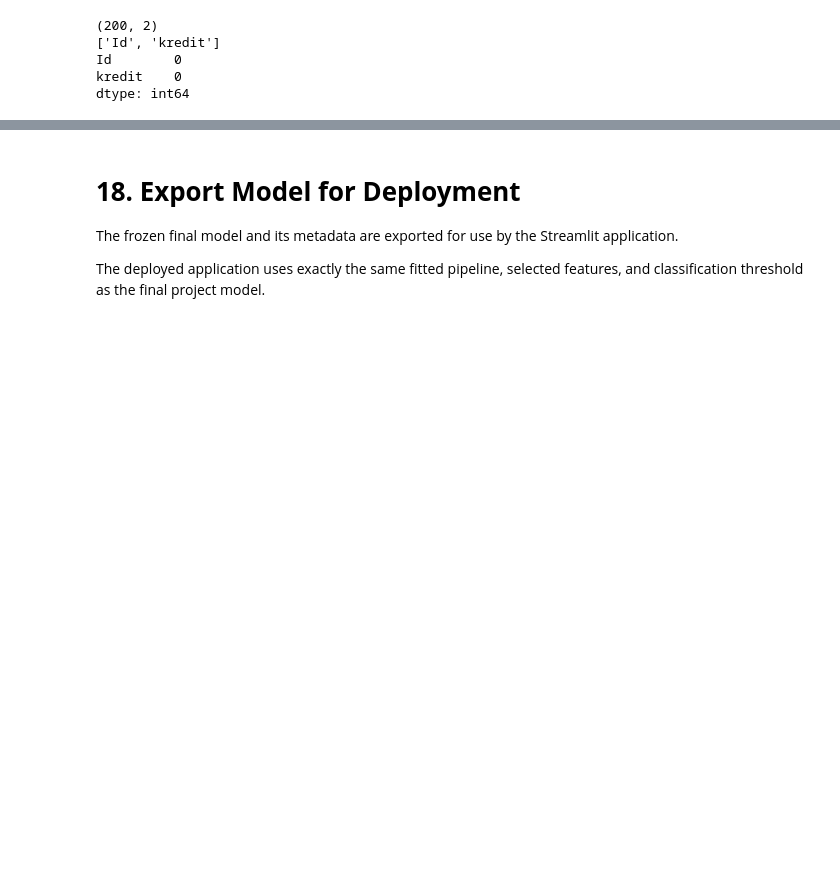
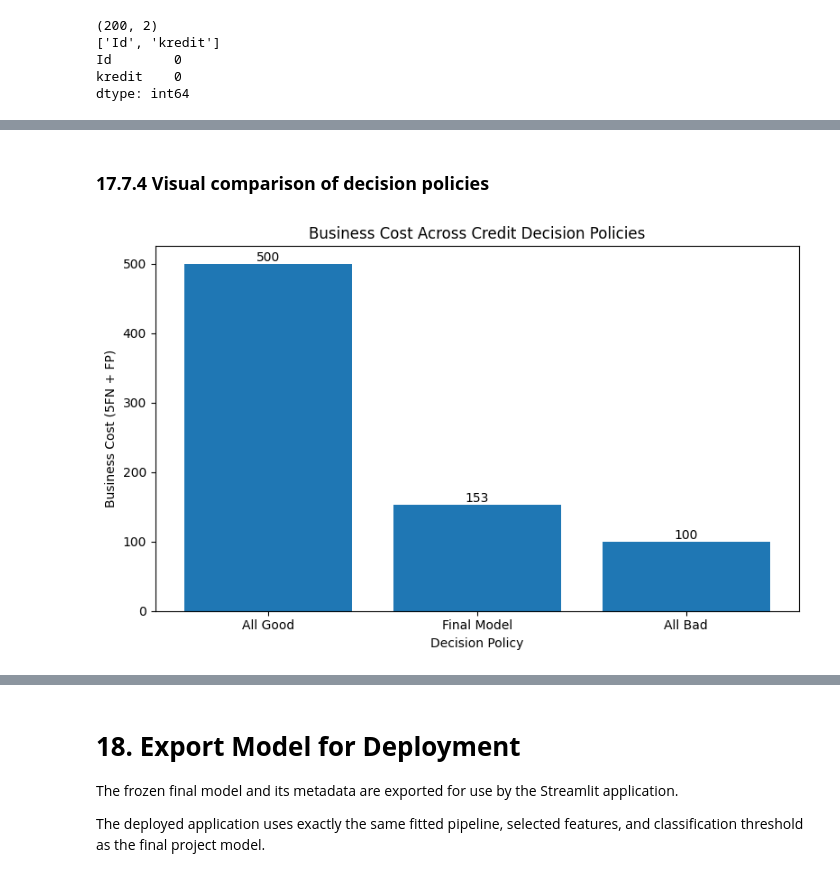
Before and after one commit to tnamgia76-debug/DS66B_group_5-German-Credit_Statistic, a Jupyter notebook: main_v2.ipynb, the cells around one changed output, grey strips where cells are left out. Saved outputs shown, nothing was run; the diff lists cells and outputs as text; code cells hidden in the pictures; blank space fills up the shorter version.

```diff
--- a/main_v2.ipynb
+++ b/main_v2.ipynb
@@ -4263,0 +4553,40 @@ dtype: int64
+# %% [markdown]
+### **17.7.4 Visual comparison of decision policies**
+# %%
+plot_data = strategy_comparison.copy()
+
+fig, ax = plt.subplots(figsize=(8, 5))
+
+bars = ax.bar(
+    plot_data["Strategy"],
+    plot_data["Total Cost"]
+)
+
+ax.set_title("Business Cost Across Credit Decision Policies")
+
+ax.set_ylabel("Business Cost (5FN + FP)")
+
+ax.set_xlabel("Decision Policy")
+
+for bar, value in zip(
+    bars,
+    plot_data["Total Cost"]
+):
+
+    ax.text(
+        bar.get_x()
+        + bar.get_width() / 2,
+
+        bar.get_height(),
+
+        f"{int(value)}",
+
+        ha="center",
+        va="bottom"
+    )
+
+
+plt.tight_layout()
+plt.show()
+# %% [output]
+[figure, added]
```
Also changed, not shown: parts of 15 cells of this notebook.
